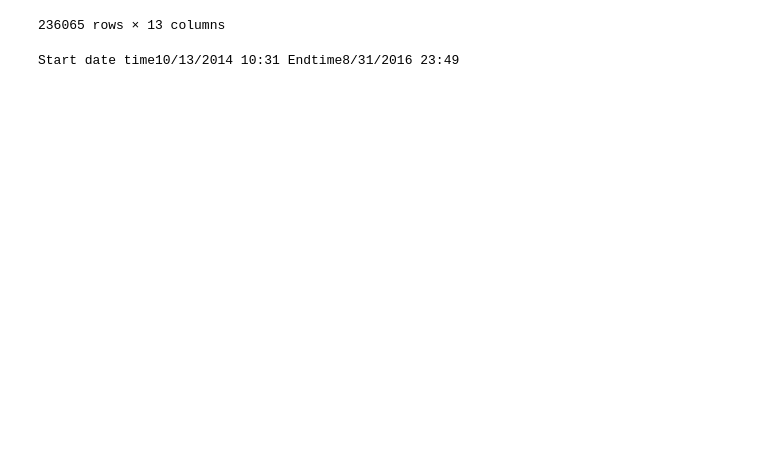
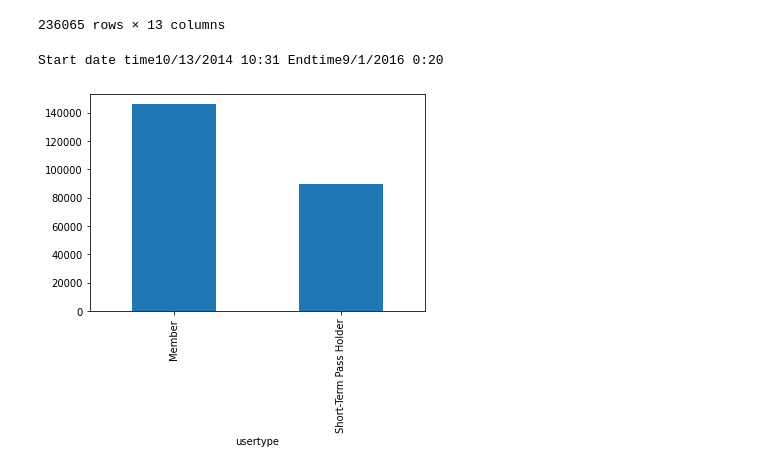
Before and after one commit to vishaldixit/MachineLearningCaseStudies, a Jupyter notebook: Cycle_Sharing_Scheme_Case_Study.ipynb, the cells around one changed output. Saved outputs shown, nothing was run; the diff lists cells and outputs as text; code cells hidden in the pictures; blank space fills up the shorter version.

```diff
--- a/Cycle_Sharing_Scheme_Case_Study.ipynb
+++ b/Cycle_Sharing_Scheme_Case_Study.ipynb
@@ -56,6 +56,13 @@ cycleDF.reset_index()
 236065 rows × 13 columns
 # %%
 #Data set time duration
-print('Start date time'+cycleDF.iloc[0,1] + ' Endtime' + cycleDF.iloc[len(cycleDF)-1,1])
+print('Start date time'+cycleDF.iloc[0,1] + ' Endtime' + cycleDF.iloc[len(cycleDF)-1,2])
 # %% [output]
-Start date time10/13/2014 10:31 Endtime8/31/2016 23:49
+Start date time10/13/2014 10:31 Endtime9/1/2016 0:20
+# %%
+#Ploting distribution of UserType
+userfrequency=cycleDF.groupby('usertype').size()
+userfrequency.plot(kind='bar')
+plt.show()
+# %% [output]
+[figure, added]
```
Also changed, not shown: parts of 3 cells of this notebook.
